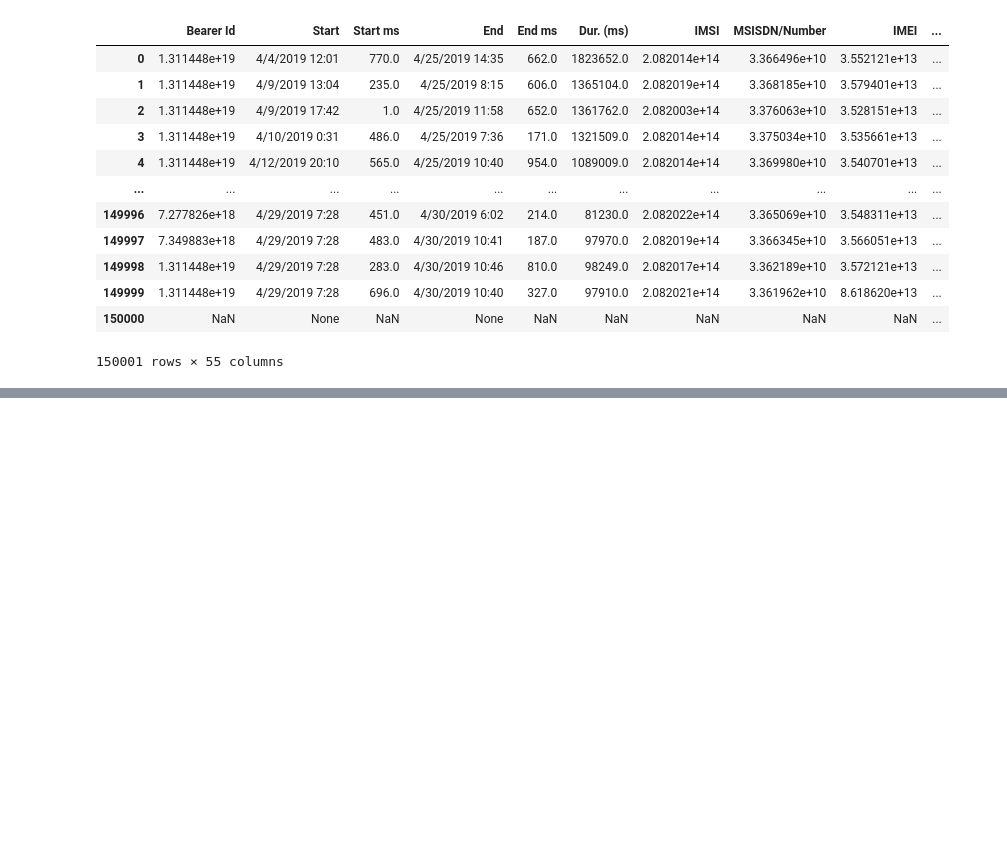
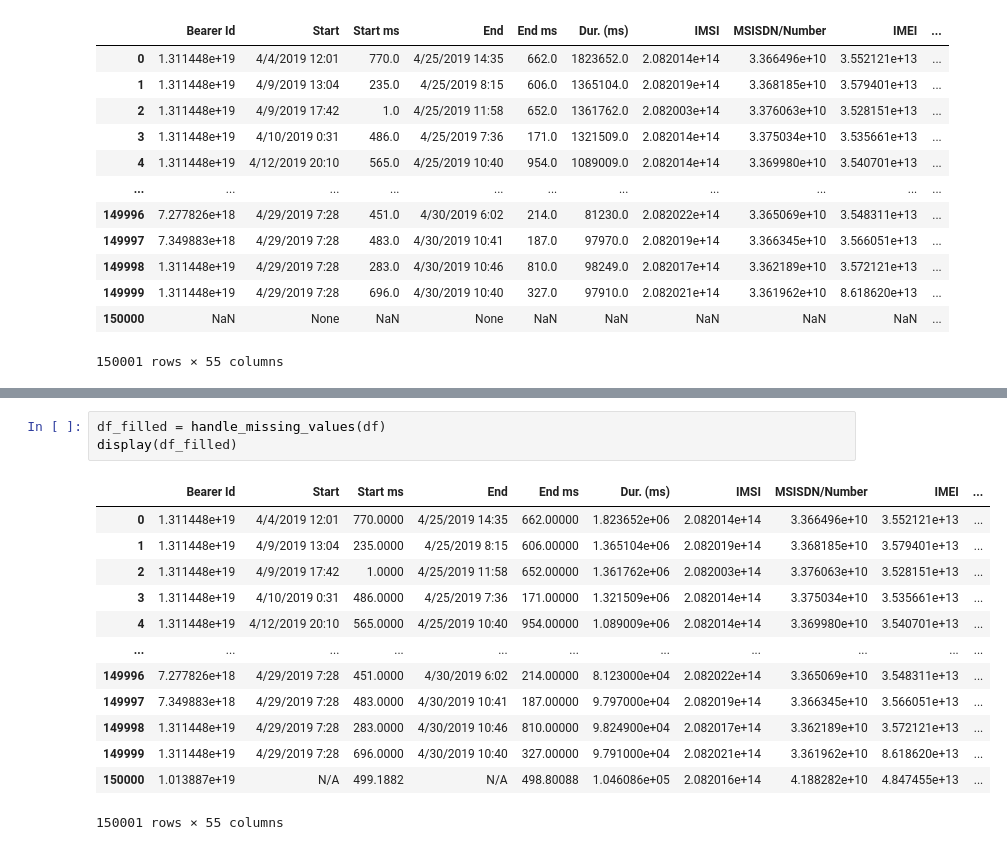
Before and after one commit to Daniel-Andarge/telecom-growth-analysis, a Jupyter notebook: notebooks/1.0-telco-data-exploration.ipynb, the cells around one changed output, grey strips where cells are left out. Cells and saved outputs as stored; diff of their text form; blank space fills up the shorter version.

Commit message:
Add Haddle missing values

```diff
--- a/notebooks/1.0-telco-data-exploration.ipynb
+++ b/notebooks/1.0-telco-data-exploration.ipynb
@@ -72,0 +91,17 @@ df.head()
+# %%
+df_filled = handle_missing_values(df)
+display(df_filled)
+# %% [output]
+|  | Bearer Id | Start | Start ms | End | End ms | Dur. (ms) | IMSI | MSISDN/Number | IMEI | ... |
+| 0 | 1.311448e+19 | 4/4/2019 12:01 | 770.0000 | 4/25/2019 14:35 | 662.00000 | 1.823652e+06 | 2.082014e+14 | 3.366496e+10 | 3.552121e+13 | ... |
+| 1 | 1.311448e+19 | 4/9/2019 13:04 | 235.0000 | 4/25/2019 8:15 | 606.00000 | 1.365104e+06 | 2.082019e+14 | 3.368185e+10 | 3.579401e+13 | ... |
+| 2 | 1.311448e+19 | 4/9/2019 17:42 | 1.0000 | 4/25/2019 11:58 | 652.00000 | 1.361762e+06 | 2.082003e+14 | 3.376063e+10 | 3.528151e+13 | ... |
+| 3 | 1.311448e+19 | 4/10/2019 0:31 | 486.0000 | 4/25/2019 7:36 | 171.00000 | 1.321509e+06 | 2.082014e+14 | 3.375034e+10 | 3.535661e+13 | ... |
+| 4 | 1.311448e+19 | 4/12/2019 20:10 | 565.0000 | 4/25/2019 10:40 | 954.00000 | 1.089009e+06 | 2.082014e+14 | 3.369980e+10 | 3.540701e+13 | ... |
+| ... | ... | ... | ... | ... | ... | ... | ... | ... | ... | ... |
+| 149996 | 7.277826e+18 | 4/29/2019 7:28 | 451.0000 | 4/30/2019 6:02 | 214.00000 | 8.123000e+04 | 2.082022e+14 | 3.365069e+10 | 3.548311e+13 | ... |
+| 149997 | 7.349883e+18 | 4/29/2019 7:28 | 483.0000 | 4/30/2019 10:41 | 187.00000 | 9.797000e+04 | 2.082019e+14 | 3.366345e+10 | 3.566051e+13 | ... |
+| 149998 | 1.311448e+19 | 4/29/2019 7:28 | 283.0000 | 4/30/2019 10:46 | 810.00000 | 9.824900e+04 | 2.082017e+14 | 3.362189e+10 | 3.572121e+13 | ... |
+| 149999 | 1.311448e+19 | 4/29/2019 7:28 | 696.0000 | 4/30/2019 10:40 | 327.00000 | 9.791000e+04 | 2.082021e+14 | 3.361962e+10 | 8.618620e+13 | ... |
+| 150000 | 1.013887e+19 | N/A | 499.1882 | N/A | 498.80088 | 1.046086e+05 | 2.082016e+14 | 4.188282e+10 | 4.847455e+13 | ... |
+150001 rows × 55 columns
```
Also changed, not shown: parts of 4 cells of this notebook, 4 other files.
